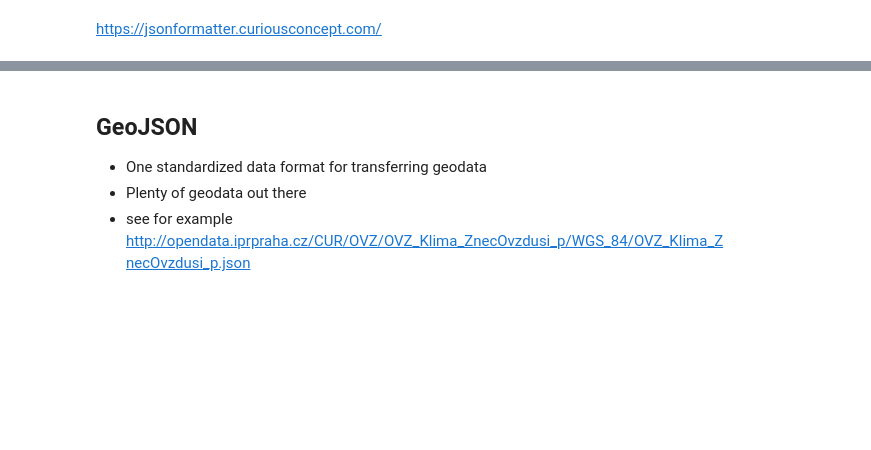
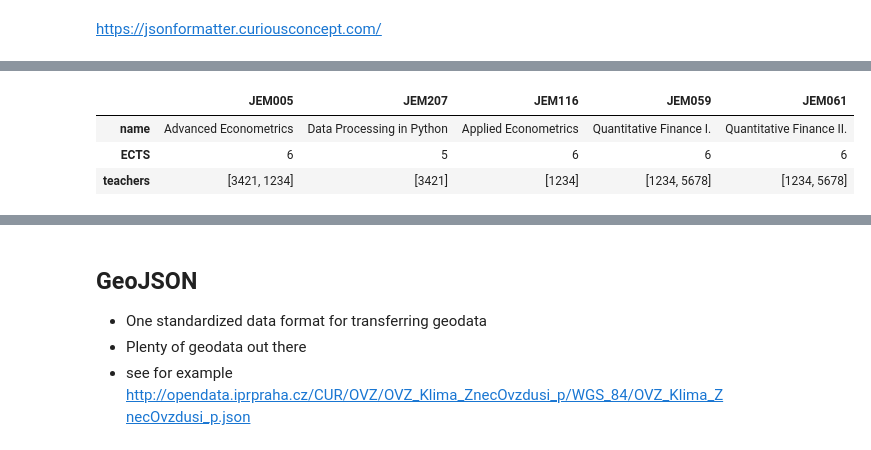
Before and after one commit to vitekzkytek/PythonDataIES, a Jupyter notebook: 05/05_HTML_XML_JSON.ipynb, the cells around one changed output, grey strips where cells are left out. Saved outputs shown, nothing was run; the diff lists cells and outputs as text; code cells hidden in the pictures; blank space fills up the shorter version.

```diff
--- a/05/05_HTML_XML_JSON.ipynb
+++ b/05/05_HTML_XML_JSON.ipynb
@@ -152,3 +177,10 @@ pd.read_json(json.dumps(jsondata['courses']))
+# %%
+pd.DataFrame(jsondata['courses'])
+# %% [output]
+|  | JEM005 | JEM207 | JEM116 | JEM059 | JEM061 |
+| name | Advanced Econometrics | Data Processing in Python | Applied Econometrics | Quantitative Finance I. | Quantitative Finance II. |
+| ECTS | 6 | 5 | 6 | 6 | 6 |
+| teachers | [3421, 1234] | [3421] | [1234] | [1234, 5678] | [1234, 5678] |
 # %%
 dfc = pd.read_json(json.dumps(jsondata['courses']),orient='index')
 dfc
```
Also changed, not shown: parts of 38 cells of this notebook, 2 other files.
